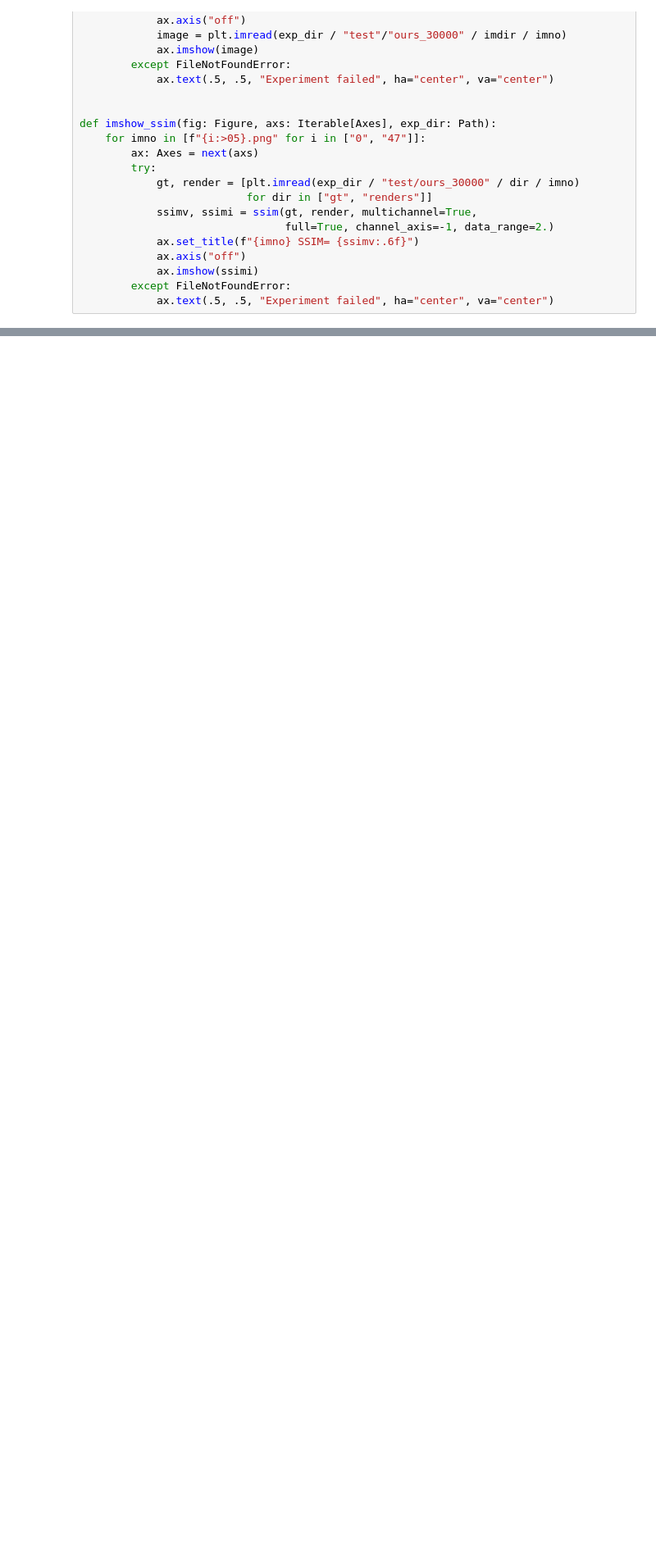
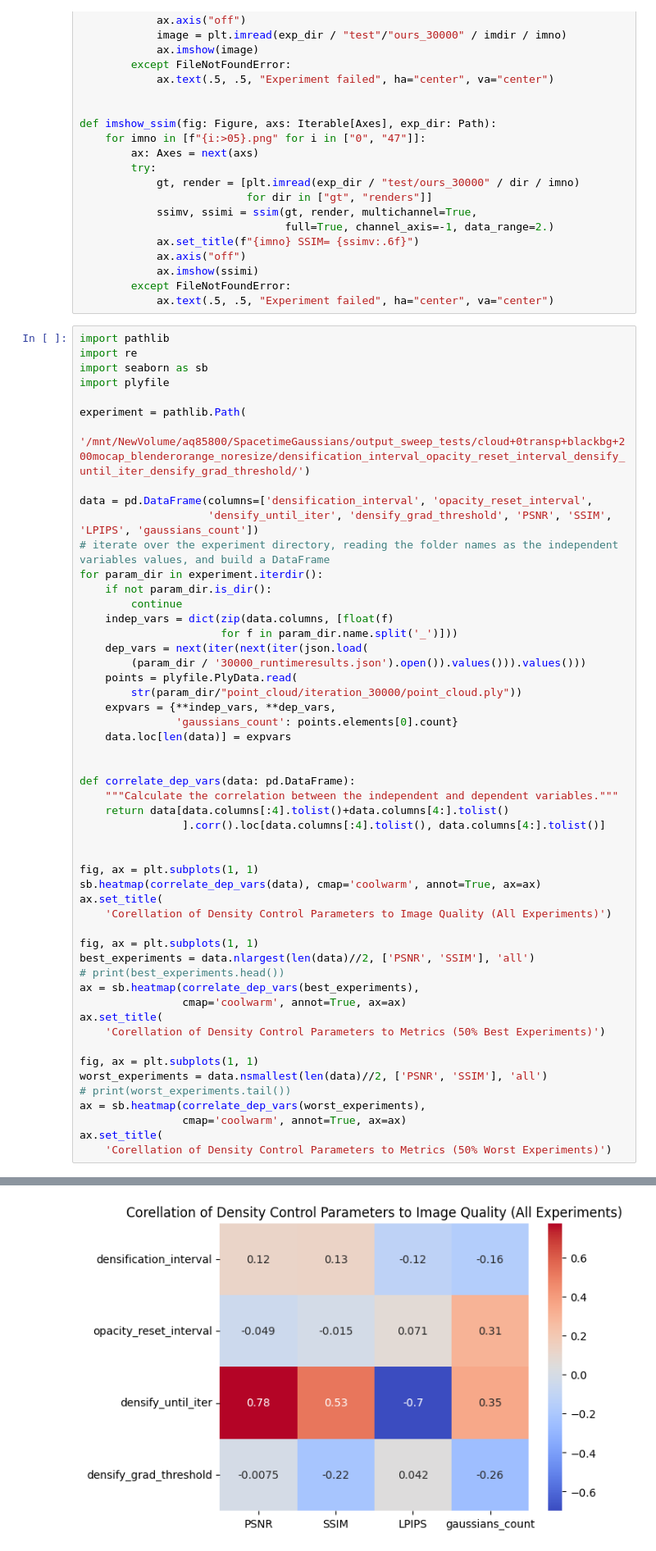
Before and after one commit to byrax15/SpacetimeGaussians, a Jupyter notebook: notebooks/Sweep.ipynb, the cells around one changed output, grey strips where cells are left out. Shown: that part at 82% size. Saved outputs shown, nothing was run; the diff lists cells and outputs as text; blank space fills up the shorter version.

```diff
--- a/notebooks/Sweep.ipynb
+++ b/notebooks/Sweep.ipynb
@@ -79,3 +79,56 @@ def imshow_ssim(fig: Figure, axs: Iterable[Axes], exp_dir: Path):
             ax.imshow(ssimi)
         except FileNotFoundError:
             ax.text(.5, .5, "Experiment failed", ha="center", va="center")
+# %%
+import pathlib
+import re
+import seaborn as sb
+import plyfile
+
+experiment = pathlib.Path(
+    '/mnt/NewVolume/aq85800/SpacetimeGaussians/output_sweep_tests/cloud+0transp+blackbg+200mocap_blenderorange_noresize/densification_interval_opacity_reset_interval_densify_until_iter_densify_grad_threshold/')
+
+data = pd.DataFrame(columns=['densification_interval', 'opacity_reset_interval',
+                    'densify_until_iter', 'densify_grad_threshold', 'PSNR', 'SSIM', 'LPIPS', 'gaussians_count'])
+# iterate over the experiment directory, reading the folder names as the independent variables values, and build a DataFrame
+for param_dir in experiment.iterdir():
+    if not param_dir.is_dir():
+        continue
+    indep_vars = dict(zip(data.columns, [float(f)
+                      for f in param_dir.name.split('_')]))
+    dep_vars = next(iter(next(iter(json.load(
+        (param_dir / '30000_runtimeresults.json').open()).values())).values()))
+    points = plyfile.PlyData.read(
+        str(param_dir/"point_cloud/iteration_30000/point_cloud.ply"))
+    expvars = {**indep_vars, **dep_vars,
+               'gaussians_count': points.elements[0].count}
+    data.loc[len(data)] = expvars
+
+
+def correlate_dep_vars(data: pd.DataFrame):
+    """Calculate the correlation between the independent and dependent variables."""
+    return data[data.columns[:4].tolist()+data.columns[4:].tolist()
+                ].corr().loc[data.columns[:4].tolist(), data.columns[4:].tolist()]
+
+
+fig, ax = plt.subplots(1, 1)
+sb.heatmap(correlate_dep_vars(data), cmap='coolwarm', annot=True, ax=ax)
+ax.set_title(
+    'Corellation of Density Control Parameters to Image Quality (All Experiments)')
+
+fig, ax = plt.subplots(1, 1)
+best_experiments = data.nlargest(len(data)//2, ['PSNR', 'SSIM'], 'all')
+# print(best_experiments.head())
+ax = sb.heatmap(correlate_dep_vars(best_experiments),
+                cmap='coolwarm', annot=True, ax=ax)
+ax.set_title(
+    'Corellation of Density Control Parameters to Metrics (50% Best Experiments)')
+
+fig, ax = plt.subplots(1, 1)
+worst_experiments = data.nsmallest(len(data)//2, ['PSNR', 'SSIM'], 'all')
+# print(worst_experiments.tail())
+ax = sb.heatmap(correlate_dep_vars(worst_experiments),
+                cmap='coolwarm', annot=True, ax=ax)
+ax.set_title(
+    'Corellation of Density Control Parameters to Metrics (50% Worst Experiments)')
+# %% [output]
@@ -81,0 +153 @@ def imshow_ssim(fig: Figure, axs: Iterable[Axes], exp_dir: Path):
+[figure, added]
```
Also changed, not shown: parts of 2 cells of this notebook, 5 other files.
